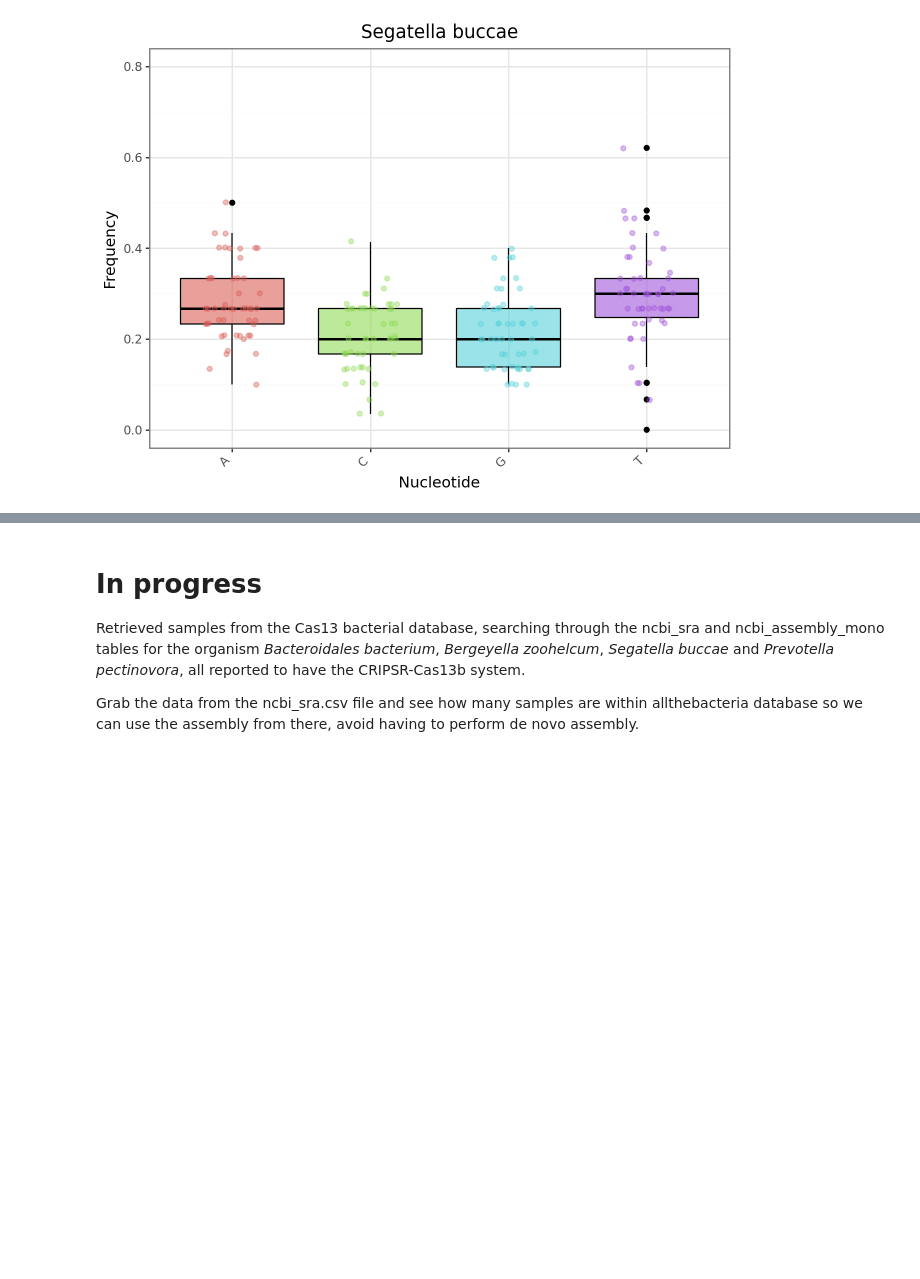
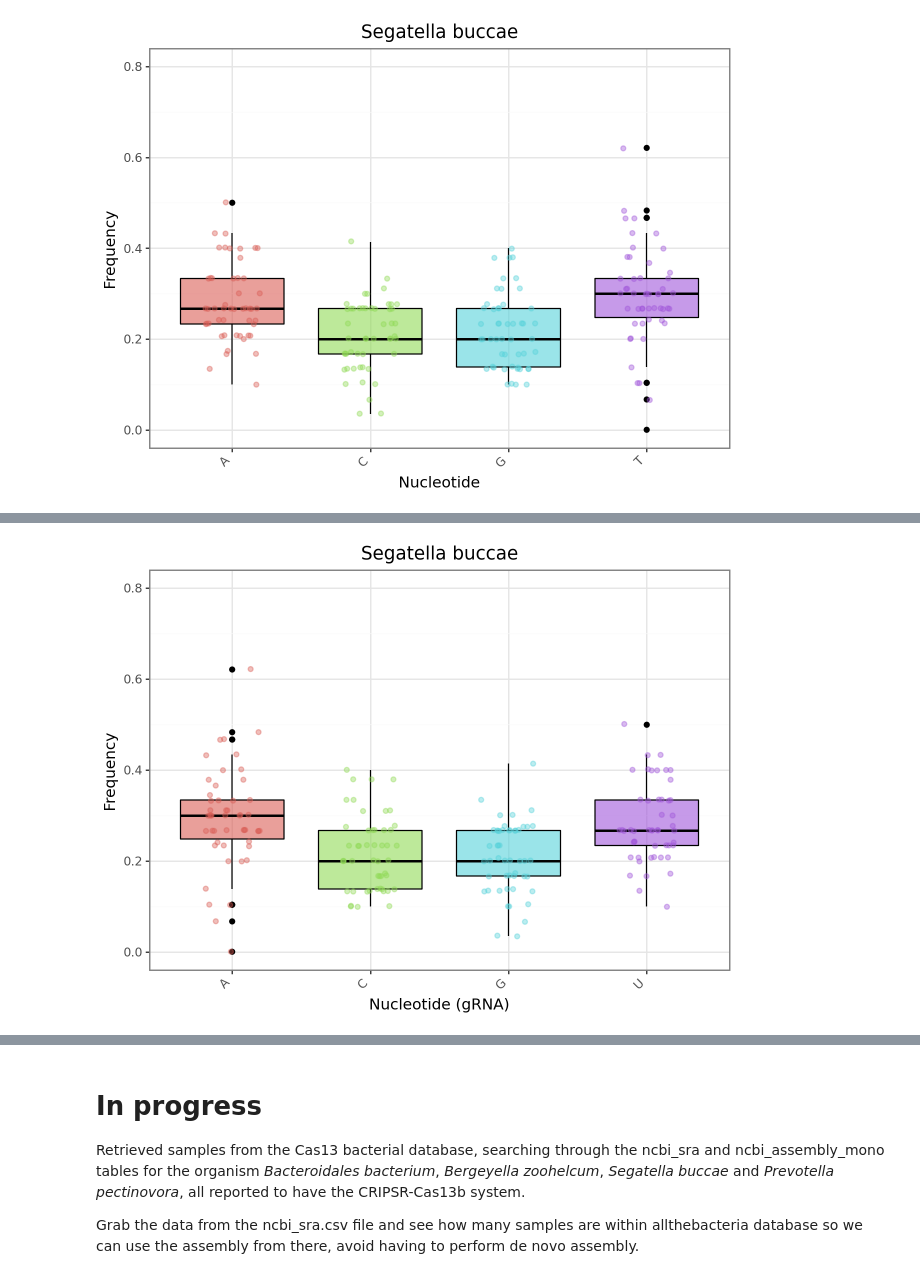
Before and after one commit to rjibengtsson/spacer_analysis, a Jupyter notebook: prelim/premlinary_analysis.ipynb, the cells around one changed output, grey strips where cells are left out. Cells and saved outputs as stored; diff of their text form; code cells hidden in the pictures; blank space fills up the shorter version.

```diff
--- a/prelim/premlinary_analysis.ipynb
+++ b/prelim/premlinary_analysis.ipynb
@@ -765,0 +809,35 @@ display(p_box)
+# %%
+import pandas as pd
+
+species = "Segatella buccae"
+
+# Filter for one species
+df_nt_content = spacer_with_species[spacer_with_species['speciesname'] == f"{species}"].copy()
+
+nt_df = df_nt_content[['A', 'C', 'G', 'U']]  # Select only nucleotide columns
+
+# Melt nucleotide counts to long format
+df_long = nt_df.melt(var_name='Variable', value_name='Value')
+
+# Build the boxplot
+p_box = (
+    ggplot(df_long, aes(x='Variable', y='Value', fill='Variable')) +
+    geom_boxplot(alpha=0.6, color="black") +
+    geom_jitter(aes(color='Variable'), alpha=0.4, width=0.2) +
+    scale_x_discrete(limits=['A', 'C', 'G', 'U']) +
+    scale_y_continuous(limits=(0, 0.8)) +
+    theme_bw() +
+    labs(
+        title=f"{species}",
+        x='Nucleotide (gRNA)',
+        y='Frequency'
+    ) +
+    theme(
+        axis_text_x=element_text(rotation=45, hjust=1),
+        legend_position='none'
+    )
+)
+
+display(p_box)
+# %% [output]
+[figure, added]
```
Also changed, not shown: parts of 15 cells of this notebook.
